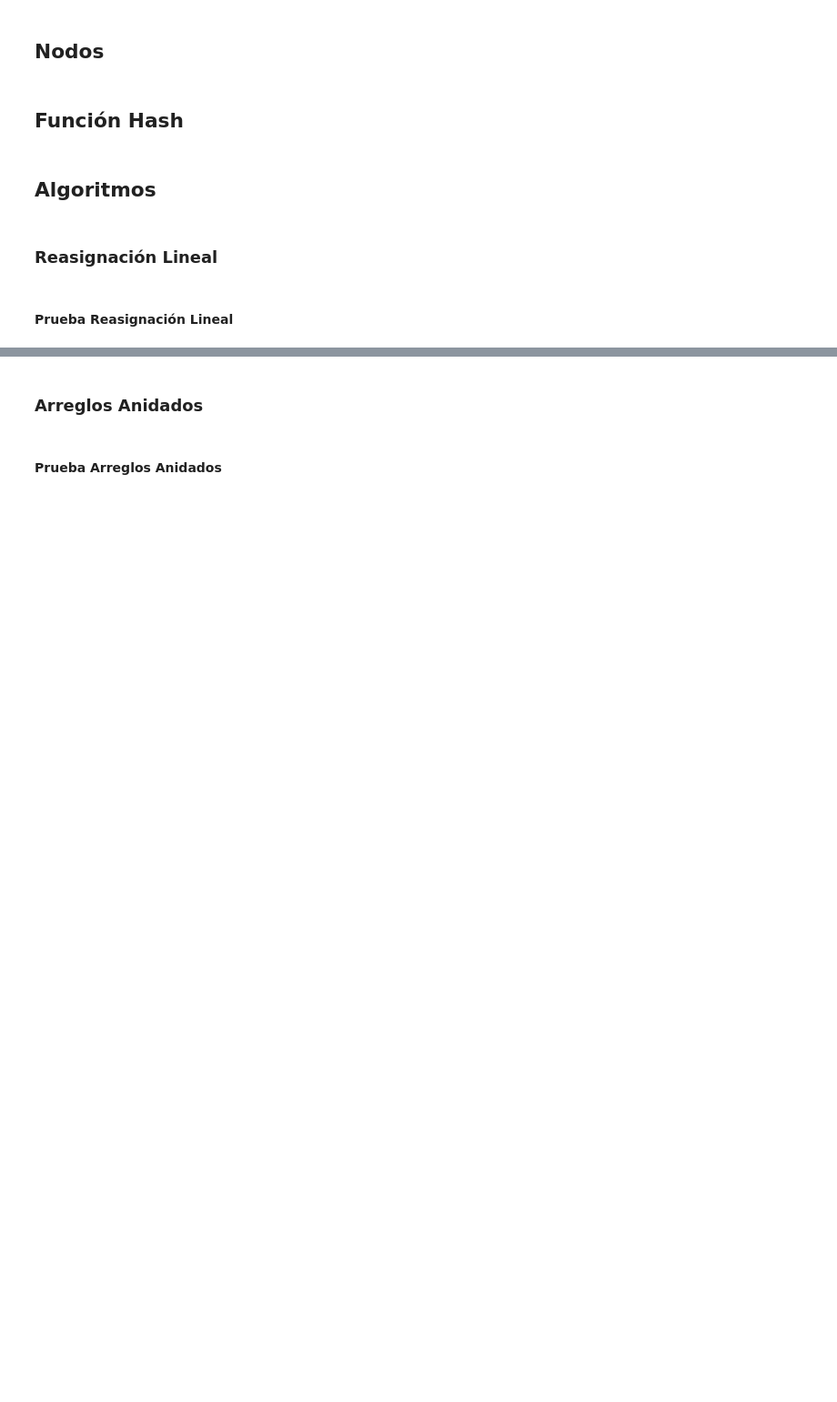
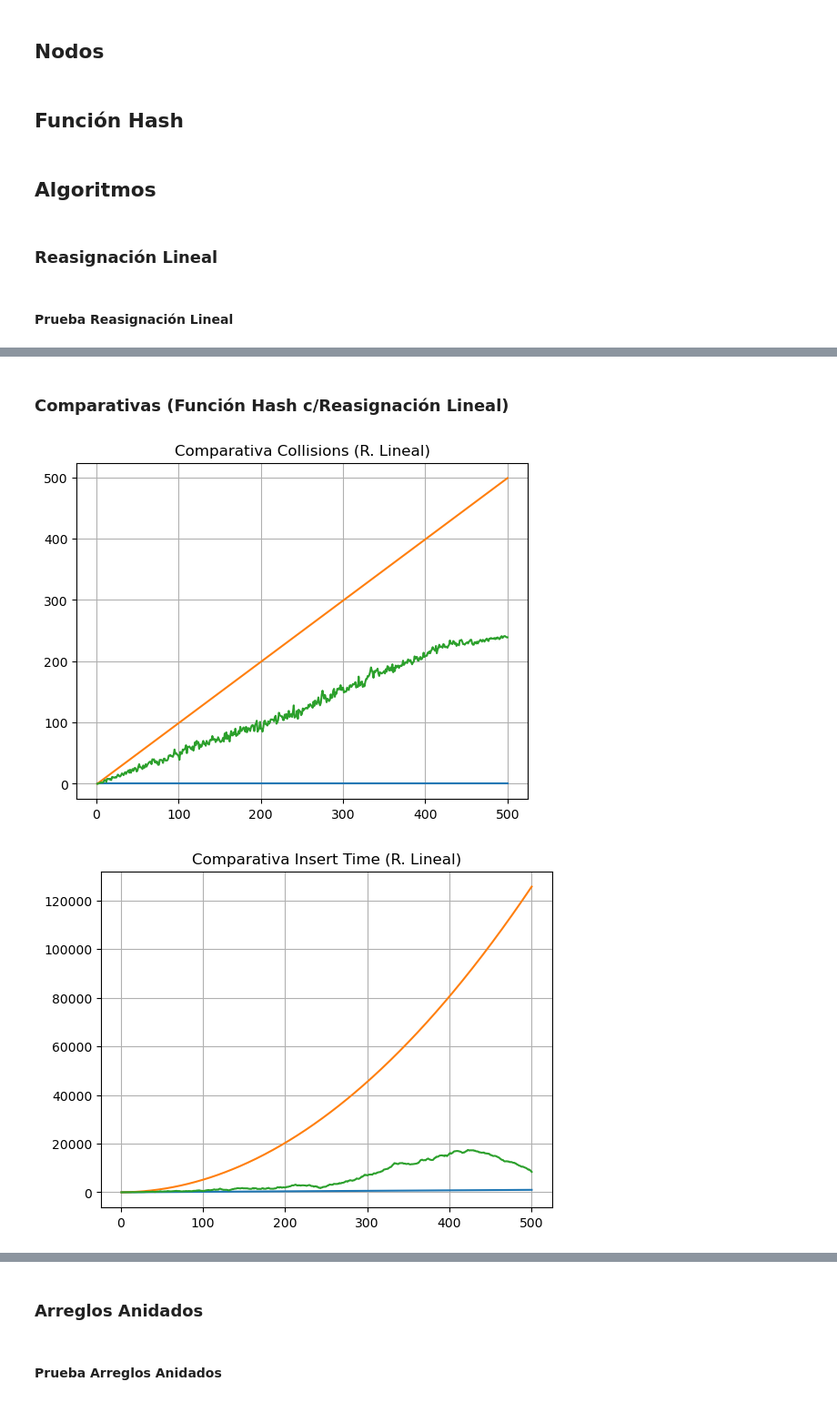
Before and after one commit to amglezb/EDA-II, a Jupyter notebook: GONZALEZ_BARRAGAN-PRACTICA_5/practica5.ipynb, the cells around one changed output, grey strips where cells are left out. Shown at 91% size. Saved outputs shown, nothing was run; the diff lists cells and outputs as text; code cells hidden in the pictures; blank space fills up the shorter version.

```diff
--- a/GONZALEZ_BARRAGAN-PRACTICA_5/practica5.ipynb
+++ b/GONZALEZ_BARRAGAN-PRACTICA_5/practica5.ipynb
@@ -179,0 +351,27 @@ for caso in casos:
+# %% [markdown]
+### **Comparativas (Función Hash c/Reasignación Lineal)**
+# %%
+casos = [   {"titulo": "Comparativa Collisions (R. Lineal)",
+            "datos": [y_coll_mejor, y_coll_peor, y_coll_prom]},
+            {"titulo": "Comparativa Insert Time (R. Lineal)",
+            "datos": [y_time_in_mejor, y_time_in_peor, y_time_in_prom]},
+            {"titulo": "Comparativa Insert Space (R. Lineal)",
+            "datos": [y_space_in_mejor, y_space_in_peor, y_space_in_prom]},
+            {"titulo": "Comparativa Search Time (R. Lineal)",
+            "datos": [y_time_se_mejor, y_time_se_peor, y_time_se_prom]},
+            {"titulo": "Comparativa Search Space (R. Lineal)",
+            "datos": [y_space_se_mejor, y_space_se_peor, y_space_se_prom]},
+            {"titulo": "Comparativa Total Time (R. Lineal)",
+            "datos": [y_time_mejor, y_time_peor, y_time_prom]},
+            {"titulo": "Comparativa Total Space (R. Lineal)",
+            "datos": [y_space_mejor, y_space_peor, y_space_prom]},]
+
+for caso in casos:
+    plt.title(caso["titulo"])
+    for values in caso["datos"]:
+        plt.plot(x, values)
+    plt.grid(True)
+    plt.show()
+# %% [output]
+[figure, added]
+[figure, added]
```
Also changed, not shown: parts of 23 cells of this notebook, 1 other file.
